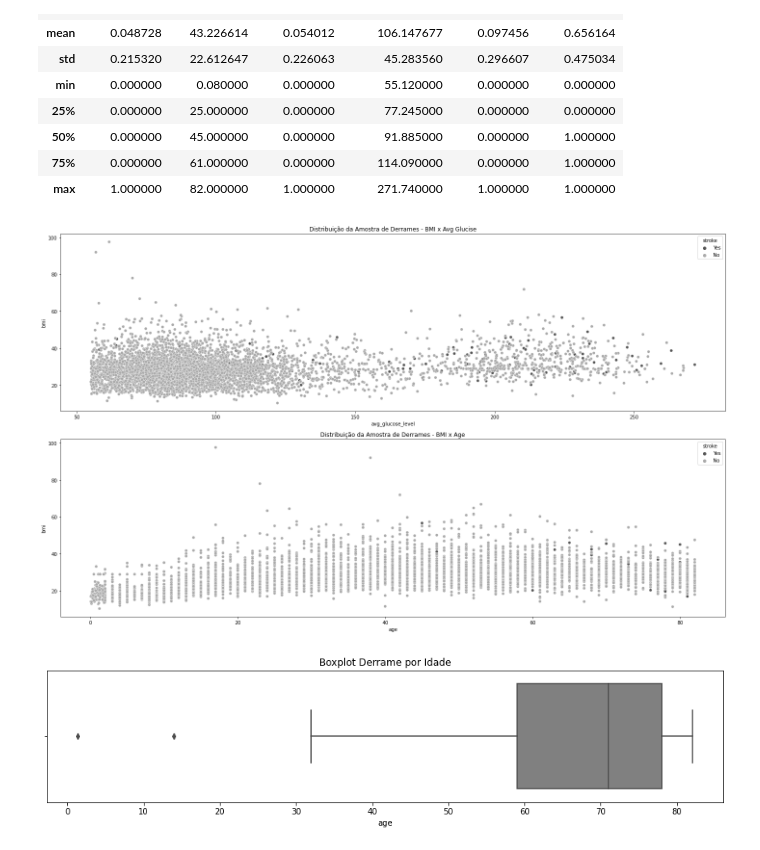
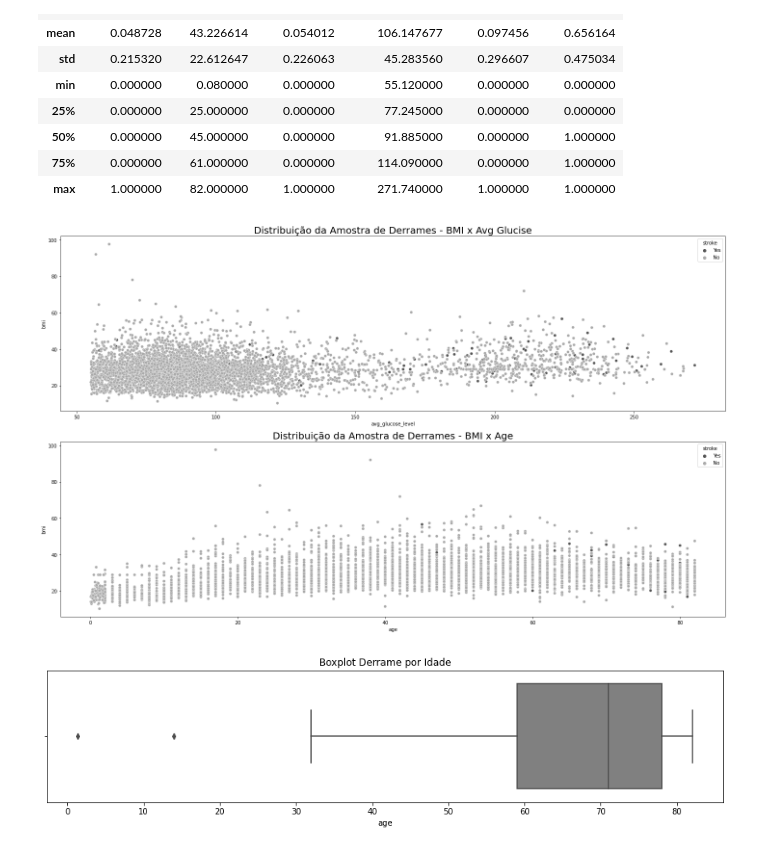
Before and after one commit to FelipeGBarreto/Projects, a Jupyter notebook: Stroker_Analysis.ipynb, the cells around one changed output. Saved outputs shown, nothing was run; the diff lists cells and outputs as text; code cells hidden in the pictures.

```diff
--- a/Stroker_Analysis.ipynb
+++ b/Stroker_Analysis.ipynb
@@ -306,15 +306,15 @@ Medidas Descritivas:
 # %%
 plt.subplots(figsize=(20,12))
 plt.subplot(2,1,1)
-plt.title('Distribuição da Amostra de Derrames - BMI x Avg Glucise')
+plt.title('Distribuição da Amostra de Derrames - BMI x Avg Glucise', fontsize=20)
 sns.scatterplot(x=df['avg_glucose_level'],y=df['bmi'],hue=df['stroke'], palette='gray')
 plt.subplot(2,1,2)
-plt.title('Distribuição da Amostra de Derrames - BMI x Age')
+plt.title('Distribuição da Amostra de Derrames - BMI x Age', fontsize=20)
 sns.scatterplot(x=df['age'],y=df['bmi'],hue=df['stroke'], palette='gray')
 plt.tight_layout()
 plt.show()
 # %% [output]
-[figure, old version]
+[figure, new version]
 # %%
 plt.figure(figsize=(15,3))
 ax = sns.boxplot(df[df.stroke=="Yes"].age, color='gray')
```
Also changed, not shown: parts of 2 cells of this notebook.
